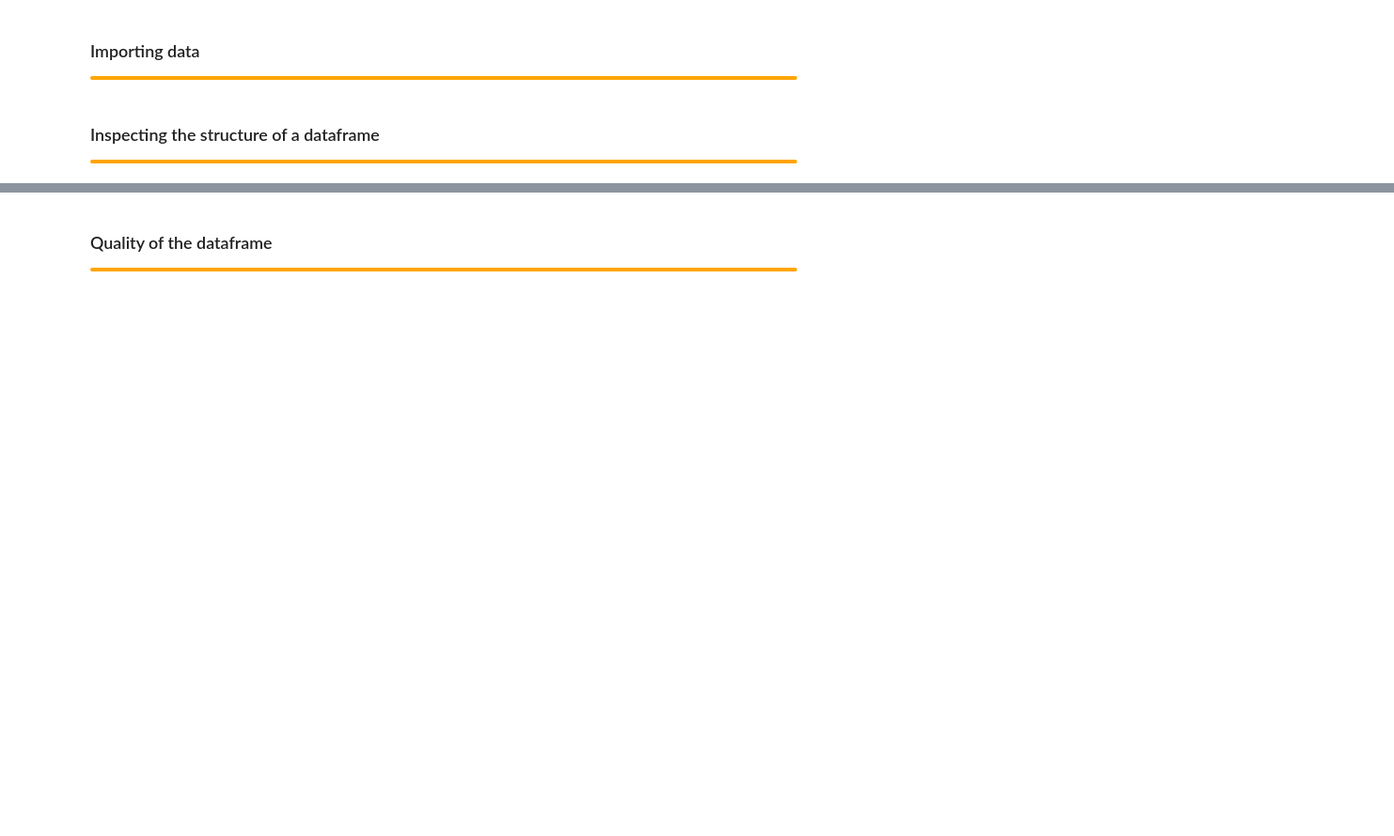
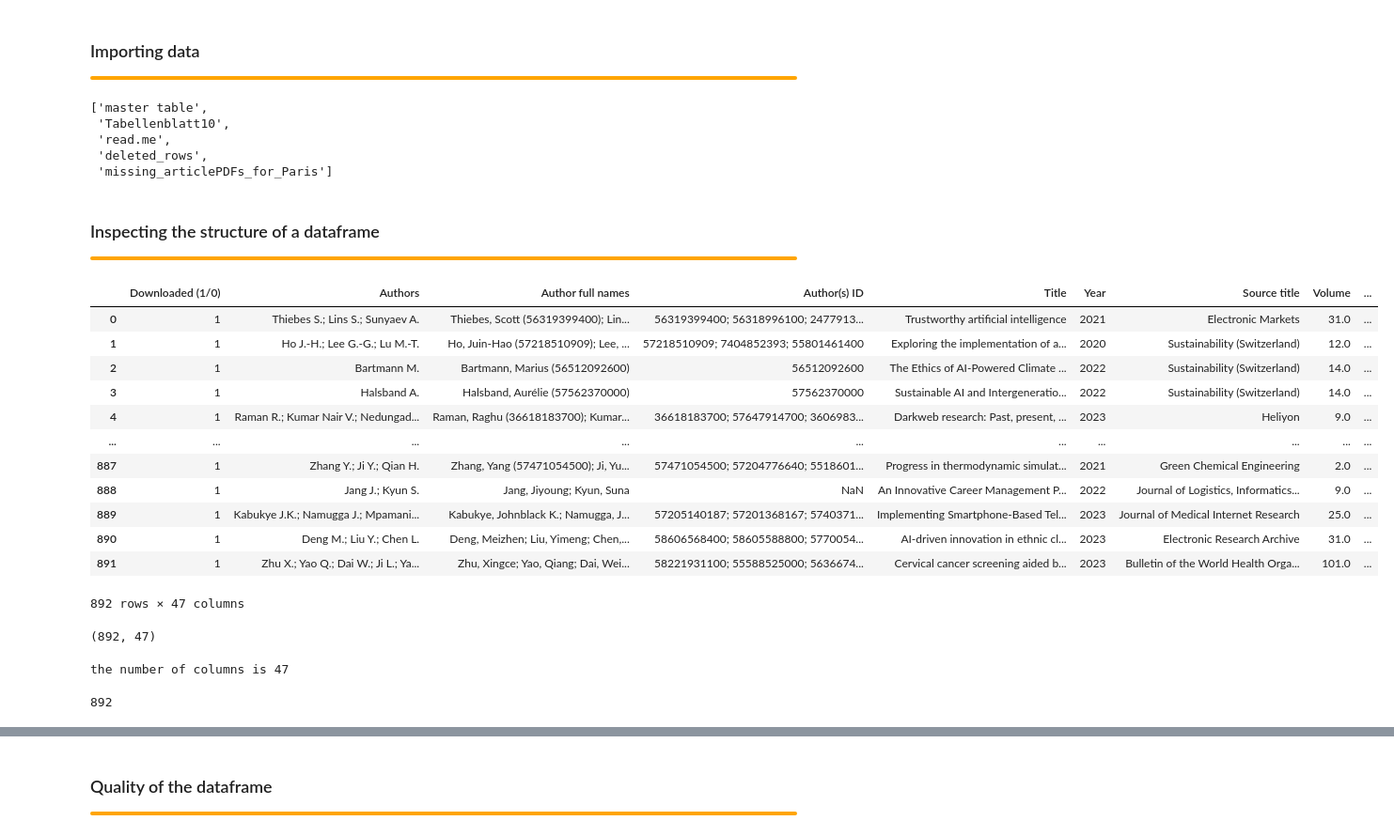
Before and after one commit to datagus/ASDA2025, a Jupyter notebook: notebooks/week02_EDA_students.ipynb, the cells around one changed output, grey strips where cells are left out. Shown: that part at 94% size. Drawn from its saved outputs; the diff is of its cells as text; code cells hidden in the pictures; blank space fills up the shorter version.

```diff
--- a/notebooks/week02_EDA_students.ipynb
+++ b/notebooks/week02_EDA_students.ipynb
@@ -102,3 +113,11 @@ gsheet_id = "1wEGvOk504_wnFlv1D9Dw8IFIAaDMtwau"
 url = f"https://docs.google.com/spreadsheets/d/{gsheet_id}/export?format=xlsx"
 excel = pd.ExcelFile(url)
 df = excel.parse("master table")
+# %%
+excel.sheet_names
+# %% [output]
+['master table',
+ 'Tabellenblatt10',
+ 'read.me',
+ 'deleted_rows',
+ 'missing_articlePDFs_for_Paris']
@@ -113,11 +134,37 @@ df = excel.parse("master table")
     color: inherit;
 ">
 </div>
+# %%
+df
+# %% [output]
+|  | Downloaded (1/0) | Authors | Author full names | Author(s) ID | Title | Year | Source title | Volume | ... |
+| 0 | 1 | Thiebes S.; Lins S.; Sunyaev A. | Thiebes, Scott (56319399400); Lin... | 56319399400; 56318996100; 2477913... | Trustworthy artificial intelligence | 2021 | Electronic Markets | 31.0 | ... |
+| 1 | 1 | Ho J.-H.; Lee G.-G.; Lu M.-T. | Ho, Juin-Hao (57218510909); Lee, ... | 57218510909; 7404852393; 55801461400 | Exploring the implementation of a... | 2020 | Sustainability (Switzerland) | 12.0 | ... |
+| 2 | 1 | Bartmann M. | Bartmann, Marius (56512092600) | 56512092600 | The Ethics of AI-Powered Climate ... | 2022 | Sustainability (Switzerland) | 14.0 | ... |
+| 3 | 1 | Halsband A. | Halsband, Aurélie (57562370000) | 57562370000 | Sustainable AI and Intergeneratio... | 2022 | Sustainability (Switzerland) | 14.0 | ... |
+| 4 | 1 | Raman R.; Kumar Nair V.; Nedungad... | Raman, Raghu (36618183700); Kumar... | 36618183700; 57647914700; 3606983... | Darkweb research: Past, present, ... | 2023 | Heliyon | 9.0 | ... |
+| ... | ... | ... | ... | ... | ... | ... | ... | ... | ... |
+| 887 | 1 | Zhang Y.; Ji Y.; Qian H. | Zhang, Yang (57471054500); Ji, Yu... | 57471054500; 57204776640; 5518601... | Progress in thermodynamic simulat... | 2021 | Green Chemical Engineering | 2.0 | ... |
+| 888 | 1 | Jang J.; Kyun S. | Jang, Jiyoung; Kyun, Suna | NaN | An Innovative Career Management P... | 2022 | Journal of Logistics, Informatics... | 9.0 | ... |
+| 889 | 1 | Kabukye J.K.; Namugga J.; Mpamani... | Kabukye, Johnblack K.; Namugga, J... | 57205140187; 57201368167; 5740371... | Implementing Smartphone-Based Tel... | 2023 | Journal of Medical Internet Research | 25.0 | ... |
+| 890 | 1 | Deng M.; Liu Y.; Chen L. | Deng, Meizhen; Liu, Yimeng; Chen,... | 58606568400; 58605588800; 5770054... | AI-driven innovation in ethnic cl... | 2023 | Electronic Research Archive | 31.0 | ... |
+| 891 | 1 | Zhu X.; Yao Q.; Dai W.; Ji L.; Ya... | Zhu, Xingce; Yao, Qiang; Dai, Wei... | 58221931100; 55588525000; 5636674... | Cervical cancer screening aided b... | 2023 | Bulletin of the World Health Orga... | 101.0 | ... |
+892 rows × 47 columns
 # %%
 #how many columns and rows
+df.shape
+# %% [output]
+(892, 47)
 # %%
 #retriving them separately and printing the number of columns and rows
+colnums = df.shape[1]
+print(f"the number of columns is {colnums}")
+# %% [output]
+the number of columns is 47
 # %%
 #another way to getting the number of rows, using len()
+len(df)
+# %% [output]
+892
 # %%
 #a more detailed overview, an information overview
```
Also changed, not shown: parts of 23 cells of this notebook.
